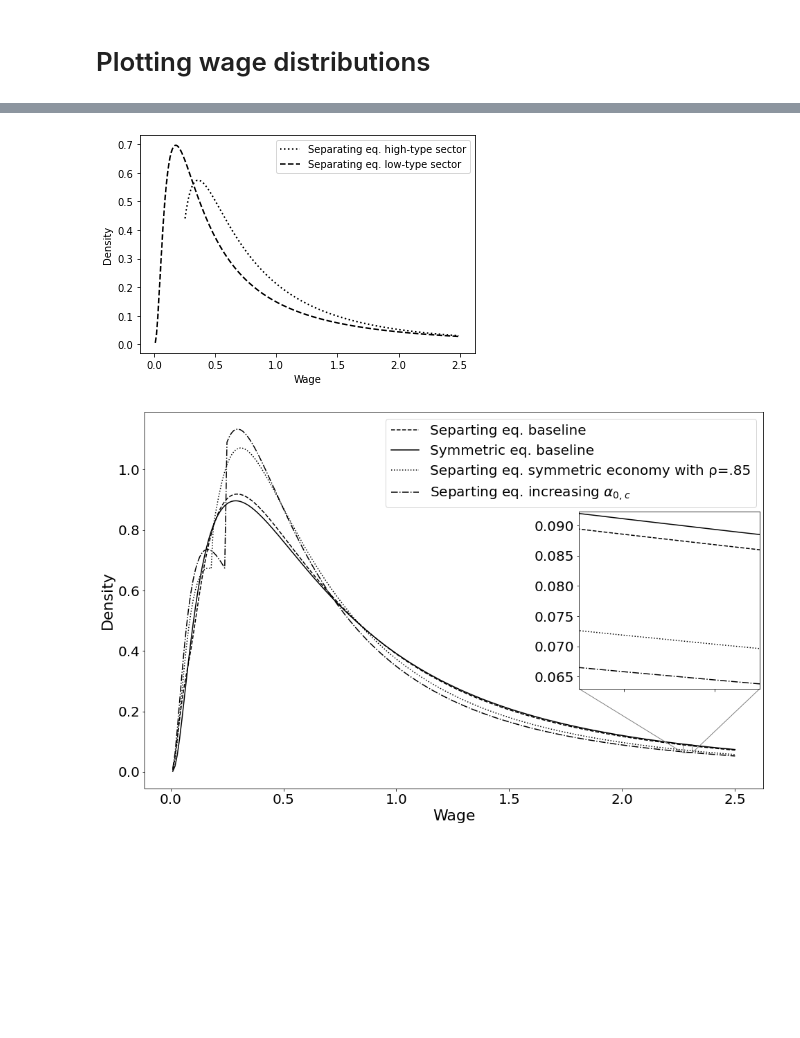
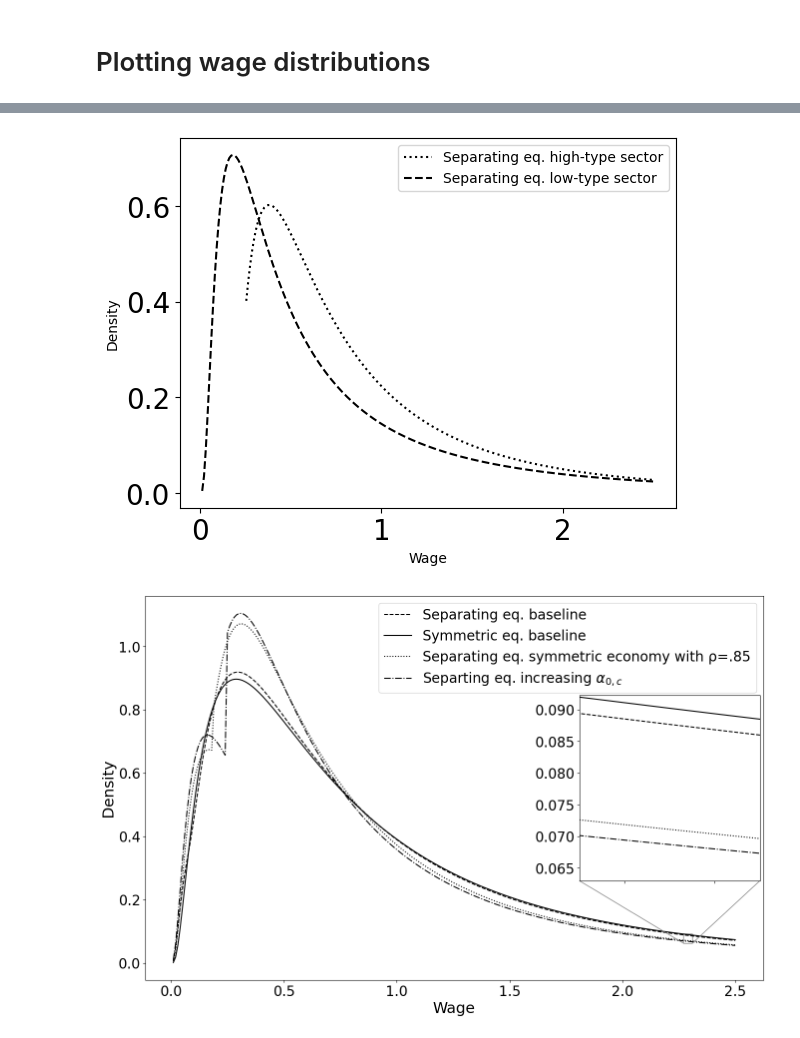
Before and after one commit to pwikman/general_equilibrium, a Jupyter notebook: notebooks/plots_n_stuff.ipynb, the cells around one changed output, grey strips where cells are left out. Cells and saved outputs as stored; diff of their text form; code cells hidden in the pictures; blank space fills up the shorter version.

```diff
--- a/notebooks/plots_n_stuff.ipynb
+++ b/notebooks/plots_n_stuff.ipynb
@@ -232,38 +243,32 @@ NameError: name 'a' is not defined
 # %%
 #Plotting wage distributions asym
-ab = fsolve(lambda x: (x*math.sqrt(0.8)+0.4)/math.sqrt(x**2+0.8)-0.85,  0.3)
-x = ab[0]
-normd = 1
-β = 0
-γ = 1
 kappa = 0.85
-σ = math.sqrt(x**2+0.8)
+
 
 
 x_0, x_1, C = a[0:3].x[1]
 x = a[0:3].x[1][0:2]
 d_low = np.arange(beta_part(x_0)+0.01, 2.5, 0.01)
 d_high = np.arange(C +beta_part(x_0)+0.01, 2.5, 0.01)
 
 
-low_wage = np.vectorize(lambda θ: mass_wage_sector(x,θ,C,0))(d_low)
-high_wage = np.vectorize(lambda θ: mass_wage_sector(x,θ,C,1))(d_high)
+low_wage = np.vectorize(lambda θ: mass_wage_sector(x,θ,C,0, kappa))(d_low)
+high_wage = np.vectorize(lambda θ: mass_wage_sector(x,θ,C,1, kappa))(d_high)
 
 fig, ax = plt.subplots()
 
 ax.plot(d_high,high_wage, label='Separating eq. high-type sector', color='black', linestyle='dotted')
 ax.plot(d_low,low_wage, label='Separating eq. low-type sector', color='black', linestyle='dashed')
 
 
 plt.legend()
 #plt.title('Wage distributions in different eq')
 plt.xlabel('Wage')
 plt.ylabel('Density')
 plt.savefig('wd1final.pdf')
 # %% [output]
-[figure, old version]
+[figure, new version]
 # %%
-import matplotlib
 
 string =r'Separting eq. increasing $α_{0,c}$'
 kappa = 0.8
@@ -272,27 +277,27 @@ normd = 1
 σ = 1
 x_0, x_1, C = a[0:3].x[0]
 x = a[0:3].x[0][0:2]
-x_sym =equilibrium_xs(1,1,0)[0:2]
+x_sym =equilibrium_xs(1,1,0,kappa)[0:2]
 d_low = np.arange(beta_part(x_0)+0.01, 2.5, 0.01)
 
-sum_wage = np.vectorize(lambda θ: summer(x,θ,C,σ))(d_low)
-med_wage = np.vectorize(lambda θ: mass_wage_sector(x_sym,θ,0,0))(d_low)
+sum_wage = np.vectorize(lambda θ: summer(x,θ,C,σ,kappa))(d_low)
+med_wage = np.vectorize(lambda θ: mass_wage_sector(x_sym,θ,0,0, kappa))(d_low)
 sum_med_wage = 2*med_wage
 
 fig, ax = plt.subplots(figsize=(16, 10))
-matplotlib.rc('xtick', labelsize=20)
-matplotlib.rc('ytick', labelsize=20)
-ax.plot(d_low,sum_wage, label='Separting eq. baseline' ,color='black', linestyle='dashed')
+plt.rc('xtick', labelsize=20)
+plt.rc('ytick', labelsize=20)
+ax.plot(d_low,sum_wage, label='Separating eq. baseline' ,color='black', linestyle='dashed')
 ax.plot(d_low,sum_med_wage, label='Symmetric eq. baseline',color='black')
 
 kappa = 0.85
 x_0, x_1, C = a[0:3].x[2]
 x = a[0:3].x[2][0:2]
 
-sum_wage_2 = np.vectorize(lambda θ: summer(x,θ,C,σ))(d_low)
+sum_wage_2 = np.vectorize(lambda θ: summer(x,θ,C,σ,kappa))(d_low)
 
 
-ax.plot(d_low,sum_wage_2, label='Separting eq. symmetric economy with ρ=.85',color='black', linestyle='dotted')
+ax.plot(d_low,sum_wage_2, label='Separating eq. symmetric economy with ρ=.85',color='black', linestyle='dotted')
 
 ab = fsolve(lambda x: (x*math.sqrt(0.8)+0.4)/math.sqrt(x**2+0.8)-0.85,  0.3)
 x = ab[0]
@@ -300,7 +305,7 @@ x = ab[0]
 x_0, x_1, C = a[0:3].x[1]
 x = a[0:3].x[1][0:2]
 
-sum_wage_3 = np.vectorize(lambda θ: summer(x,θ,C,σ))(d_low)
+sum_wage_3 = np.vectorize(lambda θ: summer(x,θ,C,σ,kappa))(d_low)
 
 
 ax.plot(d_low,sum_wage_3, label=string, color='black', linestyle='dashdot')
@@ -328,4 +333,4 @@ mark_inset(ax, axins, loc1=3, loc2=4, fc="none", ec="0.5")
 
 plt.savefig('twd2.pdf')
 # %% [output]
-[figure, old version]
+[figure, new version]
```
Also changed, not shown: parts of 18 cells of this notebook, 2 other files.
